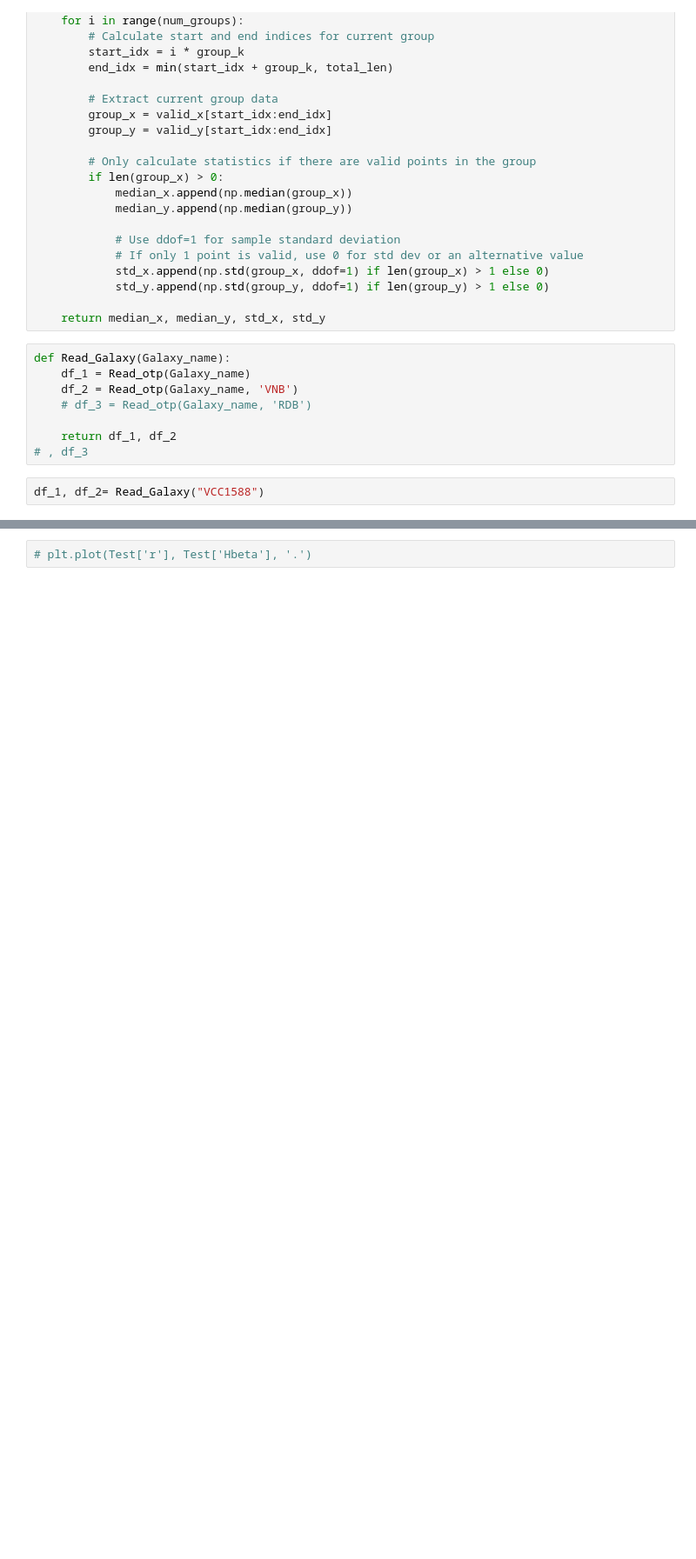
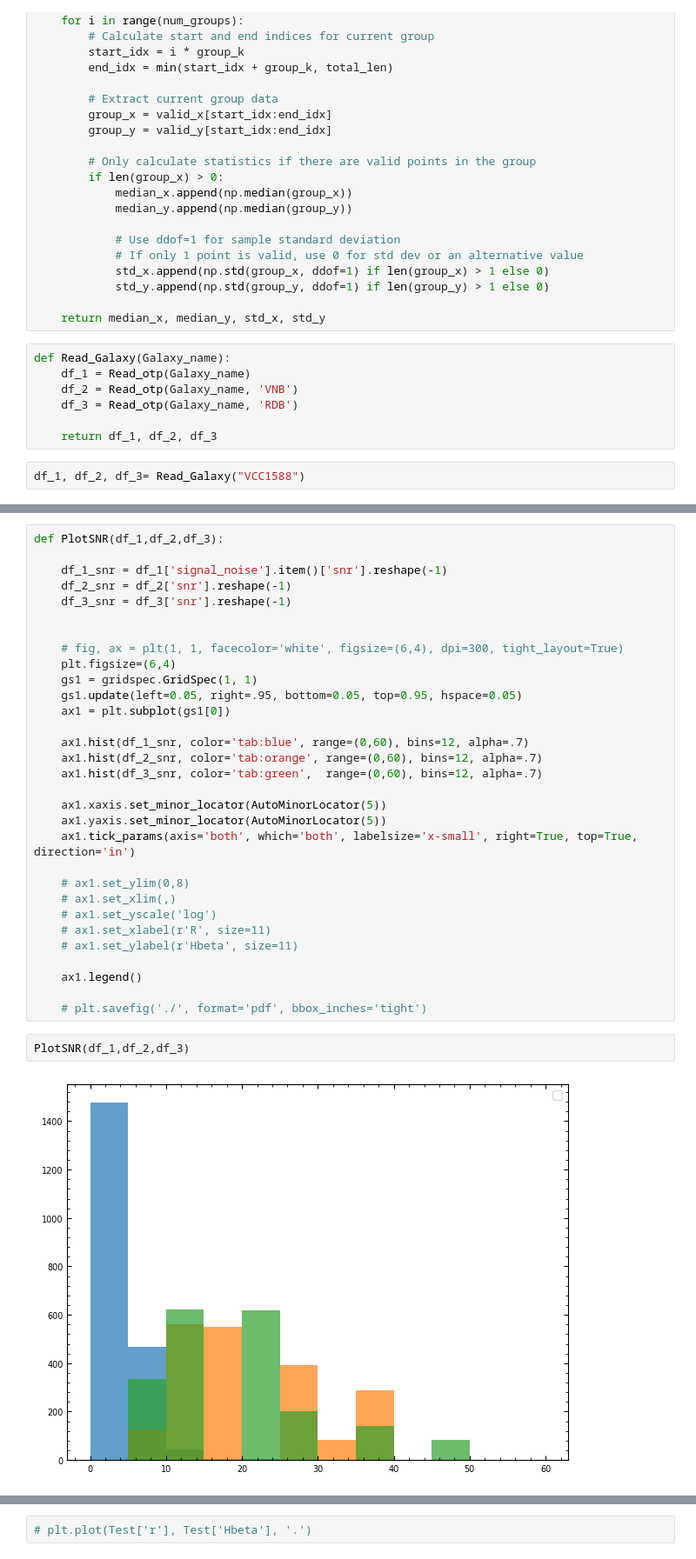
Before and after one commit to VacEn-WenJin/ISAPC, a Jupyter notebook: Viewer.ipynb, the cells around one changed output, grey strips where cells are left out. Shown at 87% size. Saved outputs shown, nothing was run; the diff lists cells and outputs as text; blank space fills up the shorter version.

Commit message:
25Apr22 Plot

```diff
--- a/Viewer.ipynb
+++ b/Viewer.ipynb
@@ -146,9 +148,8 @@ def Data_Grouping(array_x, array_y, group_k):
 def Read_Galaxy(Galaxy_name):
     df_1 = Read_otp(Galaxy_name)
     df_2 = Read_otp(Galaxy_name, 'VNB')
-    # df_3 = Read_otp(Galaxy_name, 'RDB')
+    df_3 = Read_otp(Galaxy_name, 'RDB')
 
-    return df_1, df_2
-# , df_3
+    return df_1, df_2, df_3
 # %%
-df_1, df_2= Read_Galaxy("VCC1588")
+df_1, df_2, df_3= Read_Galaxy("VCC1588")
@@ -264,0 +156,35 @@ df_2['indices'].item()['bin_indices']
+# %%
+def PlotSNR(df_1,df_2,df_3):
+
+    df_1_snr = df_1['signal_noise'].item()['snr'].reshape(-1)
+    df_2_snr = df_2['snr'].reshape(-1)
+    df_3_snr = df_3['snr'].reshape(-1)
+
+
+    # fig, ax = plt(1, 1, facecolor='white', figsize=(6,4), dpi=300, tight_layout=True)
+    plt.figsize=(6,4)
+    gs1 = gridspec.GridSpec(1, 1)
+    gs1.update(left=0.05, right=.95, bottom=0.05, top=0.95, hspace=0.05)
+    ax1 = plt.subplot(gs1[0])
+
+    ax1.hist(df_1_snr, color='tab:blue', range=(0,60), bins=12, alpha=.7)
+    ax1.hist(df_2_snr, color='tab:orange', range=(0,60), bins=12, alpha=.7)
+    ax1.hist(df_3_snr, color='tab:green',  range=(0,60), bins=12, alpha=.7)
+
+    ax1.xaxis.set_minor_locator(AutoMinorLocator(5))
+    ax1.yaxis.set_minor_locator(AutoMinorLocator(5))
+    ax1.tick_params(axis='both', which='both', labelsize='x-small', right=True, top=True, direction='in')
+
+    # ax1.set_ylim(0,8)
+    # ax1.set_xlim(,)
+    # ax1.set_yscale('log')
+    # ax1.set_xlabel(r'R', size=11)
+    # ax1.set_ylabel(r'Hbeta', size=11)
+
+    ax1.legend()
+
+    # plt.savefig('./', format='pdf', bbox_inches='tight')
+# %%
+PlotSNR(df_1,df_2,df_3)
+# %% [output]
+[figure, added]
```
Also changed, not shown: parts of 15 cells of this notebook, 12 other files.
